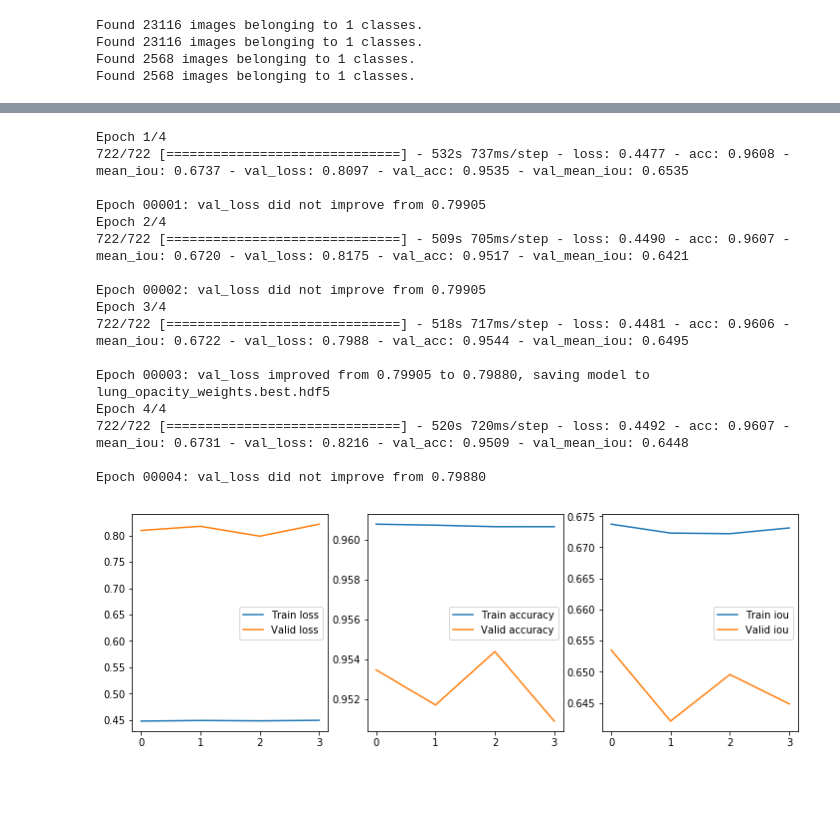
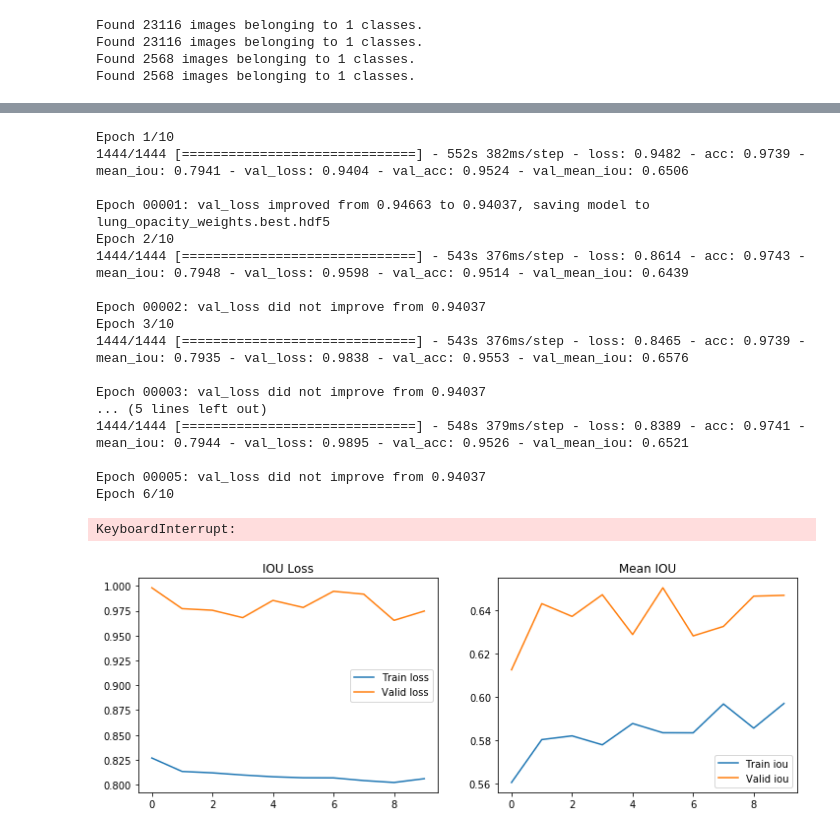
Before and after one commit to jsreid13/syde677-project, a Jupyter notebook: scripts/deepnet.ipynb, the cells around one changed output, grey strips where cells are left out. Cells and saved outputs as stored; diff of their text form; code cells hidden in the pictures; blank space fills up the shorter version.

```diff
--- a/scripts/deepnet.ipynb
+++ b/scripts/deepnet.ipynb
@@ -117,10 +117,10 @@ data_gen_args = dict(samplewise_center=False,
                      shear_range = 0.01,
                      fill_mode = 'nearest',
                      validation_split = 0.1,
-                     zoom_range = 0.05
+                     zoom_range = 0.05,
                      #preprocessing_function=preprocess_input
                     )
-#data_gen_args = {'validation_split': 0.1}
+data_gen_args = {'validation_split': 0.1}
 image_datagen = ImageDataGenerator(**data_gen_args)
 mask_datagen = ImageDataGenerator(**data_gen_args)
 
@@ -252,8 +253,14 @@ base_pretrained_model.trainable = False
 pt_features = Input(base_pretrained_model.get_output_shape_at(0)[1:], name = 'feature_input')
 outputs = BatchNormalization(momentum=0.9)(pt_features)
 outputs = LeakyReLU(0)(outputs)
-outputs = Conv2D(1, 1, activation='sigmoid')(outputs)
-outputs = UpSampling2D(32)(outputs)
+outputs = UpSampling2D(4)(outputs)
+outputs = Conv2D(1, 3, padding='same', use_bias=False)(outputs)
+outputs = BatchNormalization(momentum=0.9)(outputs)
+outputs = LeakyReLU(0)(outputs)
+outputs = Conv2D(1, 1, padding='same', activation='sigmoid', use_bias=False)(outputs)
+outputs = LeakyReLU(0)(outputs)
+outputs = UpSampling2D(8)(outputs)
+
 model = Model(inputs=pt_features,
               outputs=outputs)
 model.summary()
@@ -294,6 +301,6 @@ Non-trainable params: 7,039,552
 _________________________________________________________________
 # %%
-# define iou or jaccard loss function
+# This is the percentage overlap between predicted box and actual
 def iou_loss(y_true, y_pred):
     y_true = tf.reshape(y_true, [-1])
     y_pred = tf.reshape(y_pred, [-1])
@@ -301,11 +308,10 @@ def iou_loss(y_true, y_pred):
     score = (intersection + 1.) / (tf.reduce_sum(y_true) + tf.reduce_sum(y_pred) - intersection + 1.)
     return 1 - score
 
-# combine bce loss and iou loss
 def iou_bce_loss(y_true, y_pred):
     split0, split1, split2 = tf.split(y_true, num_or_size_splits=3, axis=3)
     split0 = tf.round(tf.divide(split0, 255))
-    return 0.5 * binary_crossentropy(split0, y_pred) + 0.5 * iou_loss(split0, y_pred)
+    return iou_loss(split0, y_pred)
 
 # mean iou as a metric
 def mean_iou(y_true, y_pred):
@@ -318,9 +324,9 @@ def mean_iou(y_true, y_pred):
     return tf.reduce_mean((intersect + smooth) / (union - intersect + smooth))
 
 # create network and compiler
-pneu_model.compile(optimizer=Adam(lr = LEARN_RATE),
-              loss=iou_bce_loss,
-              metrics=['accuracy', mean_iou])
+pneu_model.compile(optimizer='adam',
+                   loss=iou_bce_loss,
+                   metrics=['accuracy', mean_iou])
 
 # cosine learning rate annealing
 def cosine_annealing(x):
@@ -346,45 +352,49 @@ history = pneu_model.fit_generator(train_generator,
                                    steps_per_epoch=train_image_generator.n//BATCH_SIZE,
                                    validation_data=valid_generator,
                                    validation_steps=valid_image_generator.n//BATCH_SIZE,
-                                   epochs=4,
+                                   epochs=10,
                                    callbacks=callbacks_list,
                                    workers=1
                                    )
 # %% [output]
-Epoch 1/4
-722/722 [==============================] - 532s 737ms/step - loss: 0.4477 - acc: 0.9608 - mean_iou: 0.6737 - val_loss: 0.8097 - val_acc: 0.9535 - val_mean_iou: 0.6535
+Epoch 1/10
+1444/1444 [==============================] - 552s 382ms/step - loss: 0.9482 - acc: 0.9739 - mean_iou: 0.7941 - val_loss: 0.9404 - val_acc: 0.9524 - val_mean_iou: 0.6506
 
-Epoch 00001: val_loss did not improve from 0.79905
-Epoch 2/4
-722/722 [==============================] - 509s 705ms/step - loss: 0.4490 - acc: 0.9607 - mean_iou: 0.6720 - val_loss: 0.8175 - val_acc: 0.9517 - val_mean_iou: 0.6421
+Epoch 00001: val_loss improved from 0.94663 to 0.94037, saving model to lung_opacity_weights.best.hdf5
+Epoch 2/10
+1444/1444 [==============================] - 543s 376ms/step - loss: 0.8614 - acc: 0.9743 - mean_iou: 0.7948 - val_loss: 0.9598 - val_acc: 0.9514 - val_mean_iou: 0.6439
 
-Epoch 00002: val_loss did not improve from 0.79905
-Epoch 3/4
-722/722 [==============================] - 518s 717ms/step - loss: 0.4481 - acc: 0.9606 - mean_iou: 0.6722 - val_loss: 0.7988 - val_acc: 0.9544 - val_mean_iou: 0.6495
+Epoch 00002: val_loss did not improve from 0.94037
+Epoch 3/10
+1444/1444 [==============================] - 543s 376ms/step - loss: 0.8465 - acc: 0.9739 - mean_iou: 0.7935 - val_loss: 0.9838 - val_acc: 0.9553 - val_mean_iou: 0.6576
 
-Epoch 00003: val_loss improved from 0.79905 to 0.79880, saving model to lung_opacity_weights.best.hdf5
-Epoch 4/4
-722/722 [==============================] - 520s 720ms/step - loss: 0.4492 - acc: 0.9607 - mean_iou: 0.6731 - val_loss: 0.8216 - val_acc: 0.9509 - val_mean_iou: 0.6448
+Epoch 00003: val_loss did not improve from 0.94037
+... (5 lines left out)
+1444/1444 [==============================] - 548s 379ms/step - loss: 0.8389 - acc: 0.9741 - mean_iou: 0.7944 - val_loss: 0.9895 - val_acc: 0.9526 - val_mean_iou: 0.6521
 
-Epoch 00004: val_loss did not improve from 0.79880
+Epoch 00005: val_loss did not improve from 0.94037
+Epoch 6/10
+KeyboardInterrupt:
 # %%
 pneu_model.load_weights(weight_path)
 pneu_model.save('full_model.h5')
 # %%
 plt.figure(figsize=(12,4))
-plt.subplot(131)
+plt.subplot(121)
 plt.plot(history.epoch, history.history["loss"], label="Train loss")
 plt.plot(history.epoch, history.history["val_loss"], label="Valid loss")
 plt.legend()
-plt.subplot(132)
-plt.plot(history.epoch, history.history["acc"], label="Train accuracy")
-plt.plot(history.epoch, history.history["val_acc"], label="Valid accuracy")
-plt.legend()
-plt.subplot(133)
+plt.title("IOU Loss")
+#plt.subplot(132)
+#plt.plot(history.epoch, history.history["acc"], label="Train accuracy")
+#plt.plot(history.epoch, history.history["val_acc"], label="Valid accuracy")
+#plt.legend()
+plt.subplot(122)
 plt.plot(history.epoch, history.history["mean_iou"], label="Train iou")
 plt.plot(history.epoch, history.history["val_mean_iou"], label="Valid iou")
 plt.legend()
+plt.title("Mean IOU")
 plt.show()
 # %% [output]
-[figure, old version]
+[figure, new version]
 # %%
```
Also changed, not shown: parts of 8 cells of this notebook.
